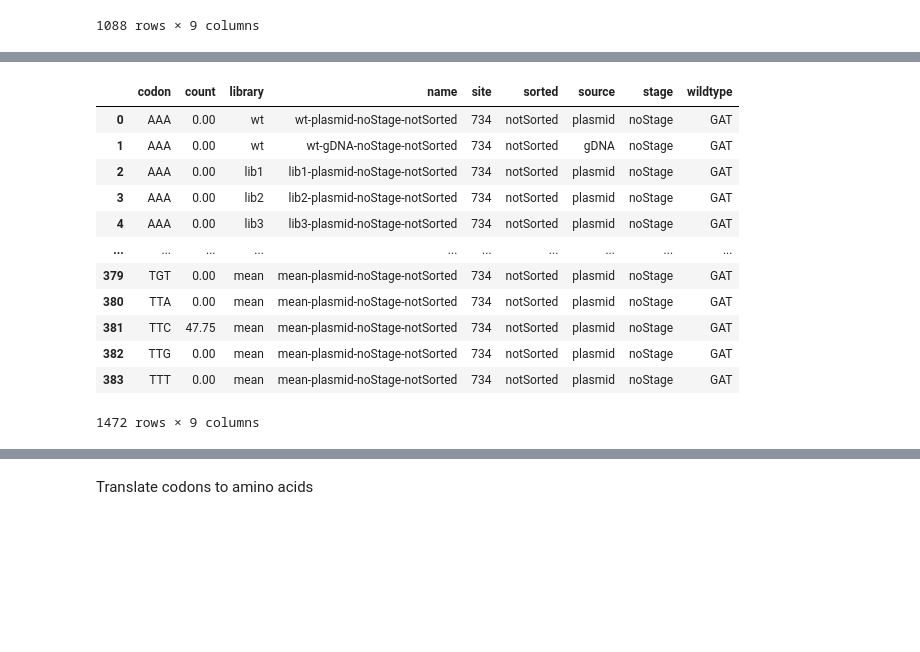
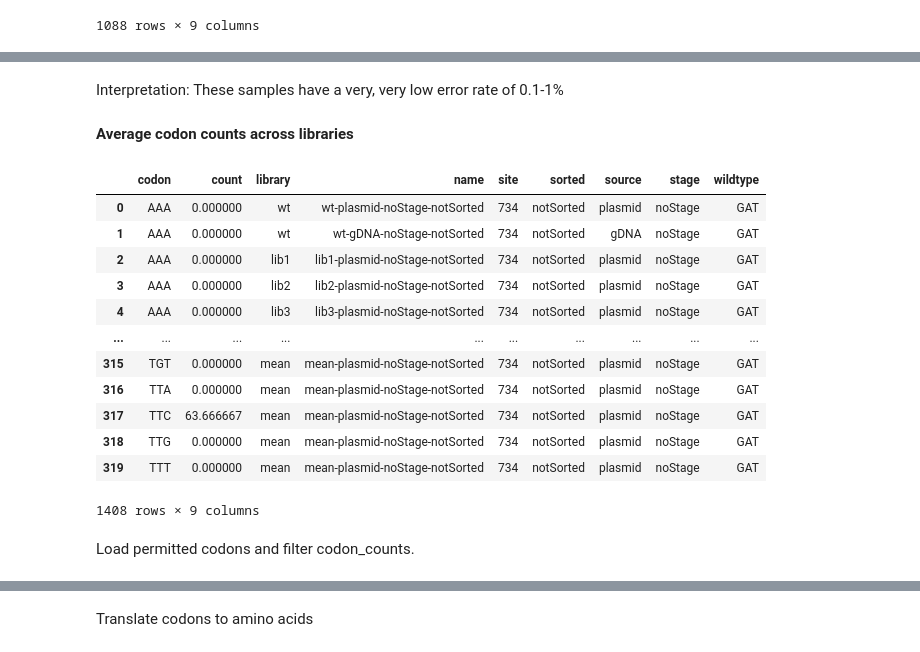
Before and after one commit to dbacsik/ns5_small_mutagenesis, a Jupyter notebook: site_734/extract_site_734_counts.py.ipynb, the cells around one changed output, grey strips where cells are left out. Saved outputs shown, nothing was run; the diff lists cells and outputs as text; code cells hidden in the pictures; blank space fills up the shorter version.

```diff
--- a/site_734/extract_site_734_counts.py.ipynb
+++ b/site_734/extract_site_734_counts.py.ipynb
@@ -161,35 +198,42 @@ display(codon_counts)
+# %% [markdown]
+Interpretation: These samples have a very, very low error rate of 0.1-1%
+# %% [markdown]
+**Average codon counts across libraries**
 # %%
 average_codon_counts = (
     codon_counts
+    .query('library != "wt"')
     .groupby(['source','stage','sorted','codon'])
     ['count']
     .mean()
     .reset_index())
 average_codon_counts['library'] = 'mean'
 average_codon_counts['name'] = (
     average_codon_counts['library'] + '-' +
     average_codon_counts['source'] + '-' +
     average_codon_counts['stage'] + '-' +
     average_codon_counts['sorted'])
 average_codon_counts = pd.merge(
     left=average_codon_counts,
     right=codon_counts[['site','wildtype','codon']].drop_duplicates(),
     on='codon',
     how='left'
 )
 codon_counts = codon_counts.append(average_codon_counts)
 display(codon_counts)
 # %% [output]
 |  | codon | count | library | name | site | sorted | source | stage | wildtype |
-| 0 | AAA | 0.00 | wt | wt-plasmid-noStage-notSorted | 734 | notSorted | plasmid | noStage | GAT |
-| 1 | AAA | 0.00 | wt | wt-gDNA-noStage-notSorted | 734 | notSorted | gDNA | noStage | GAT |
-| 2 | AAA | 0.00 | lib1 | lib1-plasmid-noStage-notSorted | 734 | notSorted | plasmid | noStage | GAT |
-| 3 | AAA | 0.00 | lib2 | lib2-plasmid-noStage-notSorted | 734 | notSorted | plasmid | noStage | GAT |
-| 4 | AAA | 0.00 | lib3 | lib3-plasmid-noStage-notSorted | 734 | notSorted | plasmid | noStage | GAT |
+| 0 | AAA | 0.000000 | wt | wt-plasmid-noStage-notSorted | 734 | notSorted | plasmid | noStage | GAT |
+| 1 | AAA | 0.000000 | wt | wt-gDNA-noStage-notSorted | 734 | notSorted | gDNA | noStage | GAT |
+| 2 | AAA | 0.000000 | lib1 | lib1-plasmid-noStage-notSorted | 734 | notSorted | plasmid | noStage | GAT |
+| 3 | AAA | 0.000000 | lib2 | lib2-plasmid-noStage-notSorted | 734 | notSorted | plasmid | noStage | GAT |
+| 4 | AAA | 0.000000 | lib3 | lib3-plasmid-noStage-notSorted | 734 | notSorted | plasmid | noStage | GAT |
 | ... | ... | ... | ... | ... | ... | ... | ... | ... | ... |
-| 379 | TGT | 0.00 | mean | mean-plasmid-noStage-notSorted | 734 | notSorted | plasmid | noStage | GAT |
-| 380 | TTA | 0.00 | mean | mean-plasmid-noStage-notSorted | 734 | notSorted | plasmid | noStage | GAT |
-| 381 | TTC | 47.75 | mean | mean-plasmid-noStage-notSorted | 734 | notSorted | plasmid | noStage | GAT |
-| 382 | TTG | 0.00 | mean | mean-plasmid-noStage-notSorted | 734 | notSorted | plasmid | noStage | GAT |
-| 383 | TTT | 0.00 | mean | mean-plasmid-noStage-notSorted | 734 | notSorted | plasmid | noStage | GAT |
+| 315 | TGT | 0.000000 | mean | mean-plasmid-noStage-notSorted | 734 | notSorted | plasmid | noStage | GAT |
+| 316 | TTA | 0.000000 | mean | mean-plasmid-noStage-notSorted | 734 | notSorted | plasmid | noStage | GAT |
+| 317 | TTC | 63.666667 | mean | mean-plasmid-noStage-notSorted | 734 | notSorted | plasmid | noStage | GAT |
+| 318 | TTG | 0.000000 | mean | mean-plasmid-noStage-notSorted | 734 | notSorted | plasmid | noStage | GAT |
+| 319 | TTT | 0.000000 | mean | mean-plasmid-noStage-notSorted | 734 | notSorted | plasmid | noStage | GAT |
-1472 rows × 9 columns
+1408 rows × 9 columns
+# %% [markdown]
+Load permitted codons and filter codon_counts.
```
Also changed, not shown: parts of 16 cells of this notebook.
